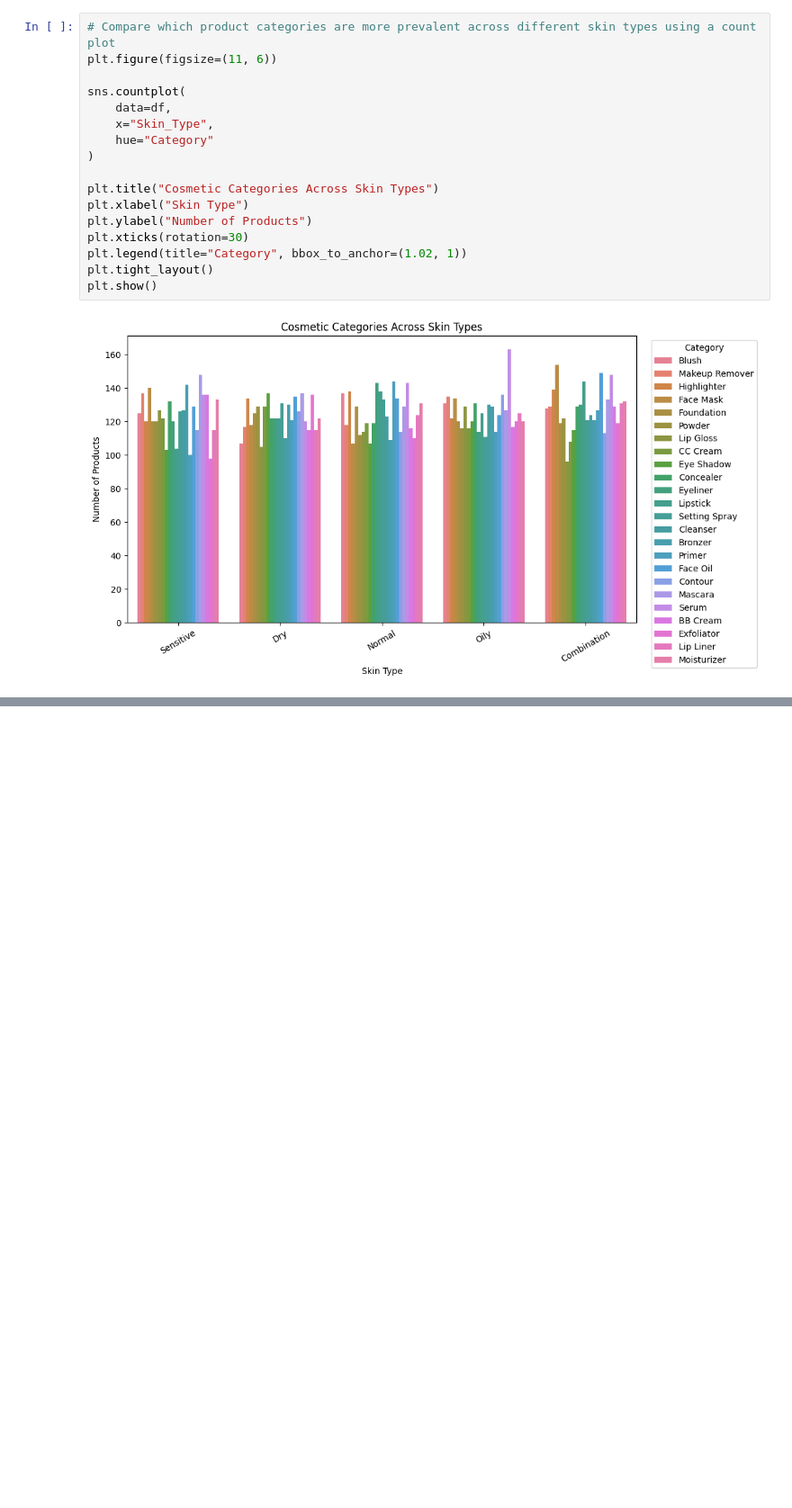
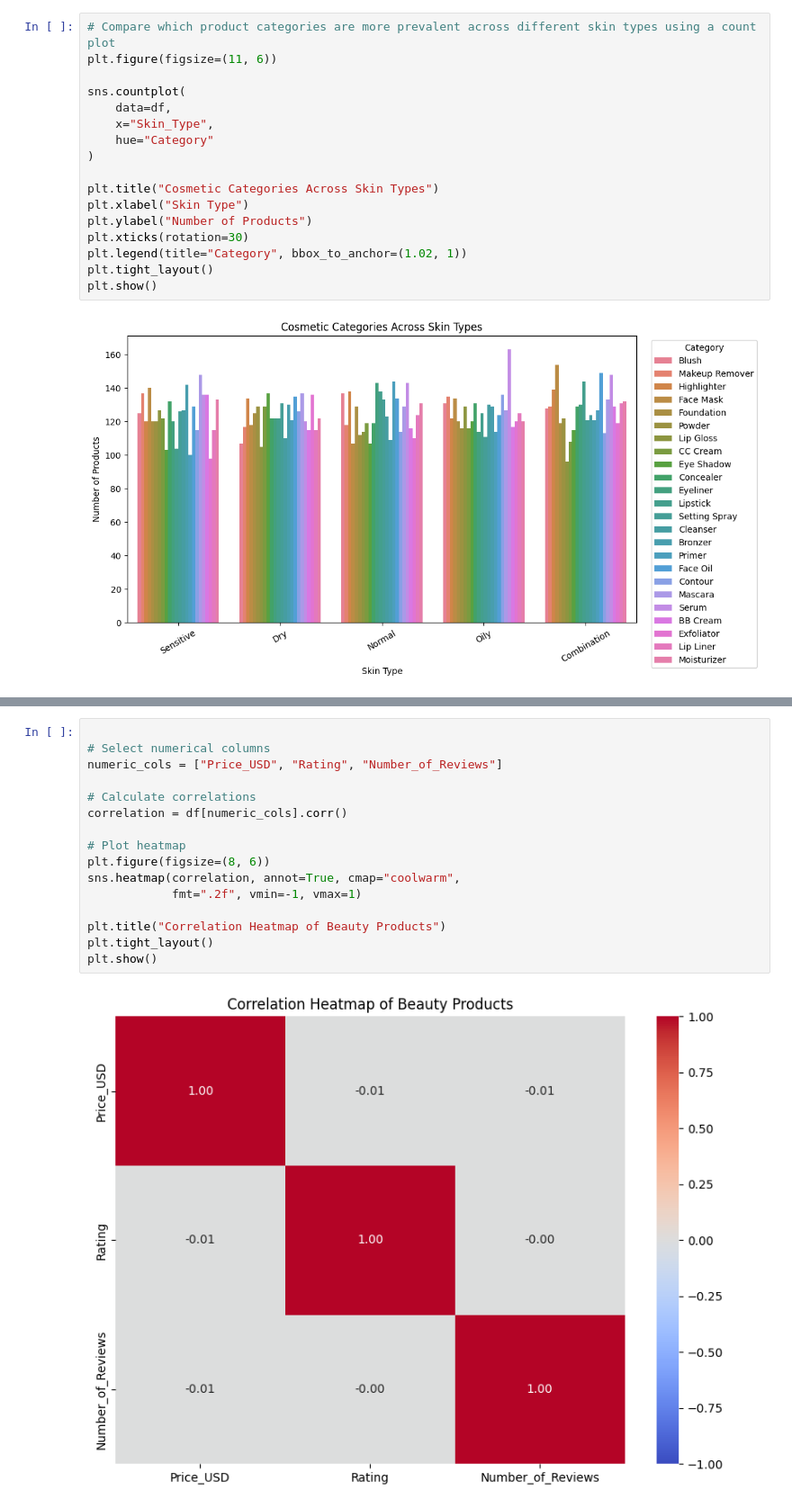
Before and after one commit to Queenmunyere/Skin-Care-App, a Jupyter notebook: Beauty Skin Care.ipynb, the cells around one changed output, grey strips where cells are left out. Shown at 90% size. Saved outputs shown, nothing was run; the diff lists cells and outputs as text; blank space fills up the shorter version.

```diff
--- a/Beauty Skin Care.ipynb
+++ b/Beauty Skin Care.ipynb
@@ -178,0 +271,18 @@ plt.show()
+# %%
+
+# Select numerical columns
+numeric_cols = ["Price_USD", "Rating", "Number_of_Reviews"]
+
+# Calculate correlations
+correlation = df[numeric_cols].corr()
+
+# Plot heatmap
+plt.figure(figsize=(8, 6))
+sns.heatmap(correlation, annot=True, cmap="coolwarm",
+            fmt=".2f", vmin=-1, vmax=1)
+
+plt.title("Correlation Heatmap of Beauty Products")
+plt.tight_layout()
+plt.show()
+# %% [output]
+[figure, added]
```
Also changed, not shown: parts of 7 cells of this notebook.
